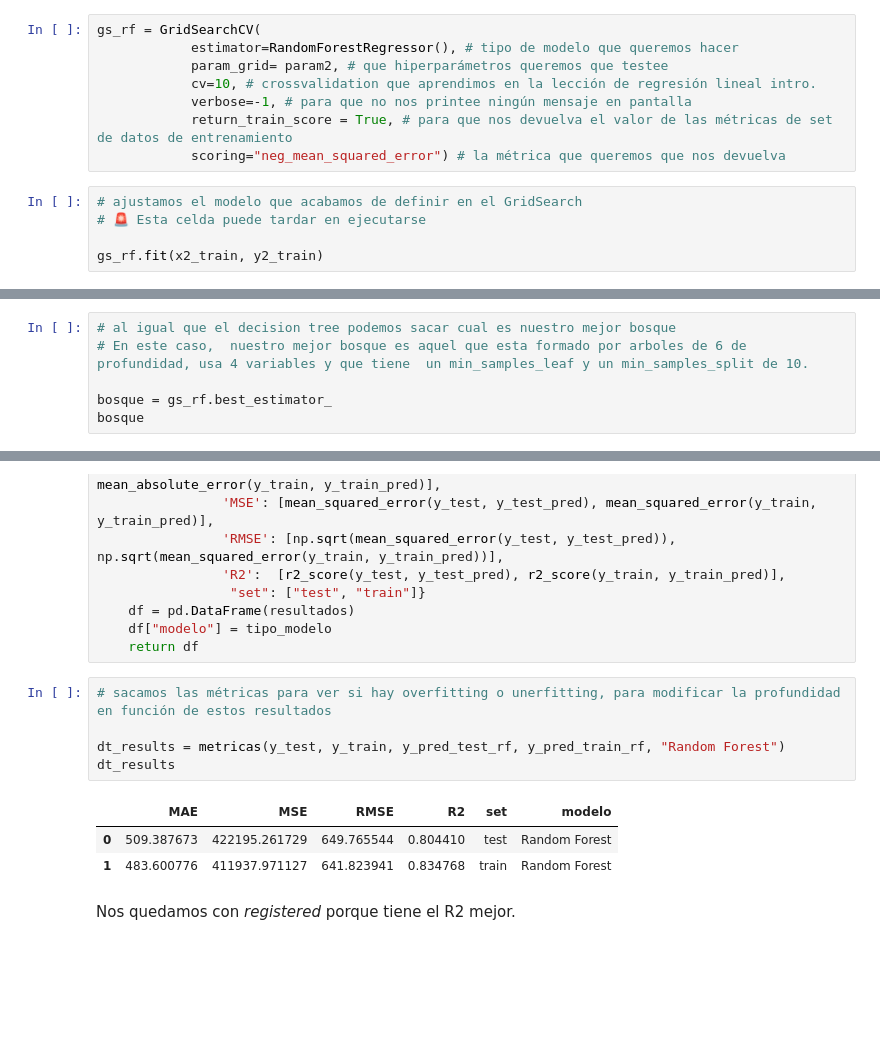
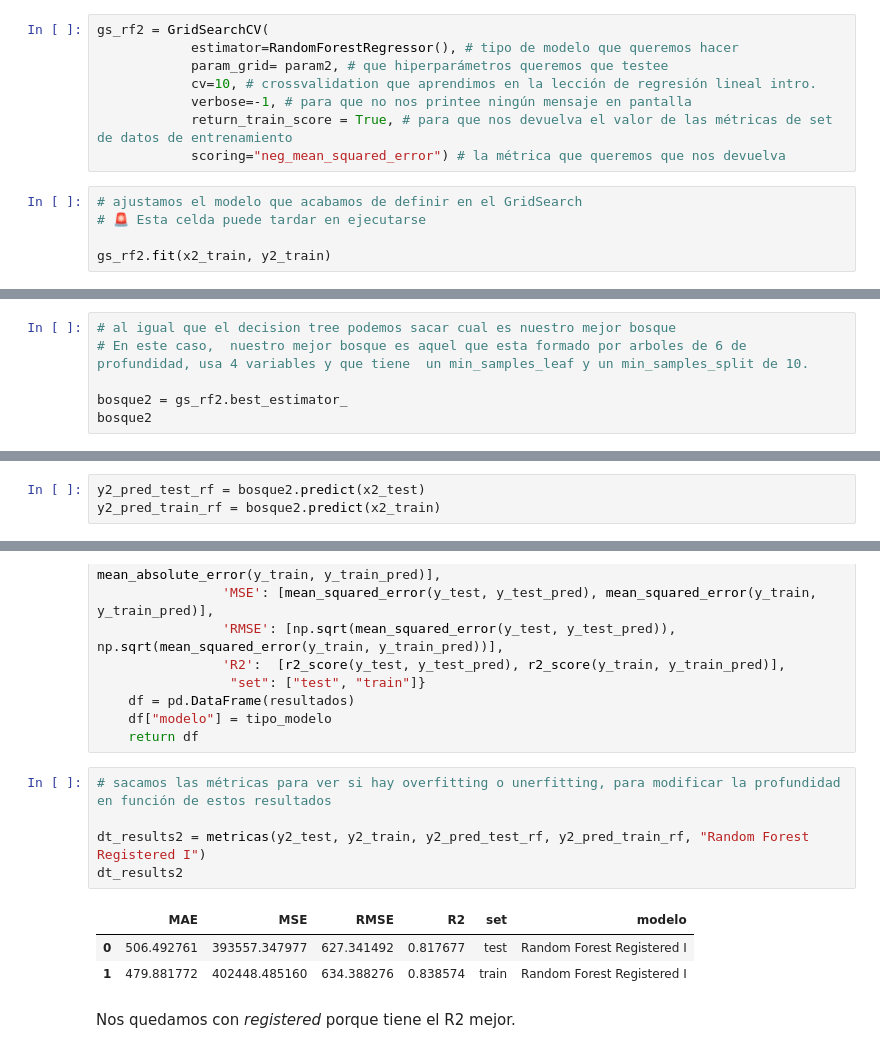
Before and after one commit to Adalab/DA-project-da-promo-c-modulo-3-team-6, a Jupyter notebook: sprint1/Sprint2_Random_Tree-1.ipynb, the cells around one changed output, grey strips where cells are left out. Saved outputs shown, nothing was run; the diff lists cells and outputs as text; blank space fills up the shorter version.

```diff
--- a/sprint1/Sprint2_Random_Tree-1.ipynb
+++ b/sprint1/Sprint2_Random_Tree-1.ipynb
@@ -140,7 +143,7 @@ param2 = {"max_depth": [16], # teniendo en cuenta que teníamos overfitting tend
         "min_samples_split":[8],
         "min_samples_leaf": [8]}
 # %%
-gs_rf = GridSearchCV(
+gs_rf2 = GridSearchCV(
             estimator=RandomForestRegressor(), # tipo de modelo que queremos hacer
             param_grid= param2, # que hiperparámetros queremos que testee
             cv=10, # crossvalidation que aprendimos en la lección de regresión lineal intro.
@@ -151,7 +154,7 @@ gs_rf = GridSearchCV(
 # ajustamos el modelo que acabamos de definir en el GridSearch
 # 🚨 Esta celda puede tardar en ejecutarse
 
-gs_rf.fit(x2_train, y2_train)
+gs_rf2.fit(x2_train, y2_train)
 # %% [output]
 GridSearchCV(cv=10, estimator=RandomForestRegressor(),
              param_grid={'max_depth': [16], 'max_features': [4],
@@ -162,8 +165,8 @@ GridSearchCV(cv=10, estimator=RandomForestRegressor(),
 # al igual que el decision tree podemos sacar cual es nuestro mejor bosque
 # En este caso,  nuestro mejor bosque es aquel que esta formado por arboles de 6 de profundidad, usa 4 variables y que tiene  un min_samples_leaf y un min_samples_split de 10.
 
-bosque = gs_rf.best_estimator_
-bosque
+bosque2 = gs_rf2.best_estimator_
+bosque2
 # %% [output]
 RandomForestRegressor(max_depth=16, max_features=4, min_samples_leaf=8,
                       min_samples_split=8)
@@ -173,3 +173,6 @@ y_pred_train_rf = bosque.predict(x_train)
+# %%
+y2_pred_test_rf = bosque2.predict(x2_test)
+y2_pred_train_rf = bosque2.predict(x2_train)
 # %%
 def metricas(y_test, y_train, y_test_pred, y_train_pred, tipo_modelo):
 
@@ -185,12 +188,12 @@ def metricas(y_test, y_train, y_test_pred, y_train_pred, tipo_modelo):
 # %%
 # sacamos las métricas para ver si hay overfitting o unerfitting, para modificar la profundidad en función de estos resultados
 
-dt_results = metricas(y_test, y_train, y_pred_test_rf, y_pred_train_rf, "Random Forest")
-dt_results
+dt_results2 = metricas(y2_test, y2_train, y2_pred_test_rf, y2_pred_train_rf, "Random Forest Registered I")
+dt_results2
 # %% [output]
 |  | MAE | MSE | RMSE | R2 | set | modelo |
-| 0 | 509.387673 | 422195.261729 | 649.765544 | 0.804410 | test | Random Forest |
-| 1 | 483.600776 | 411937.971127 | 641.823941 | 0.834768 | train | Random Forest |
+| 0 | 506.492761 | 393557.347977 | 627.341492 | 0.817677 | test | Random Forest Registered I |
+| 1 | 479.881772 | 402448.485160 | 634.388276 | 0.838574 | train | Random Forest Registered I |
 # %% [markdown]
 Nos quedamos con *registered* porque tiene el R2 mejor.
 # %% [markdown]
```
Also changed, not shown: parts of 19 cells of this notebook, 8 other files.
